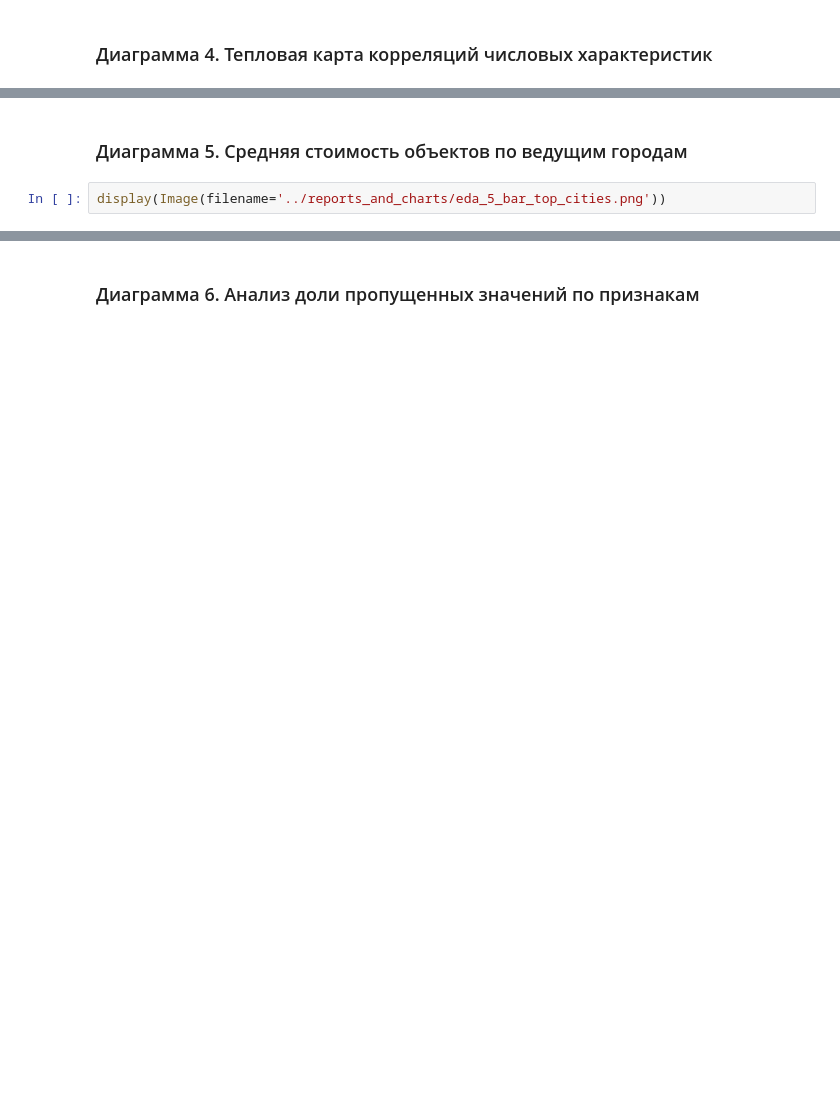
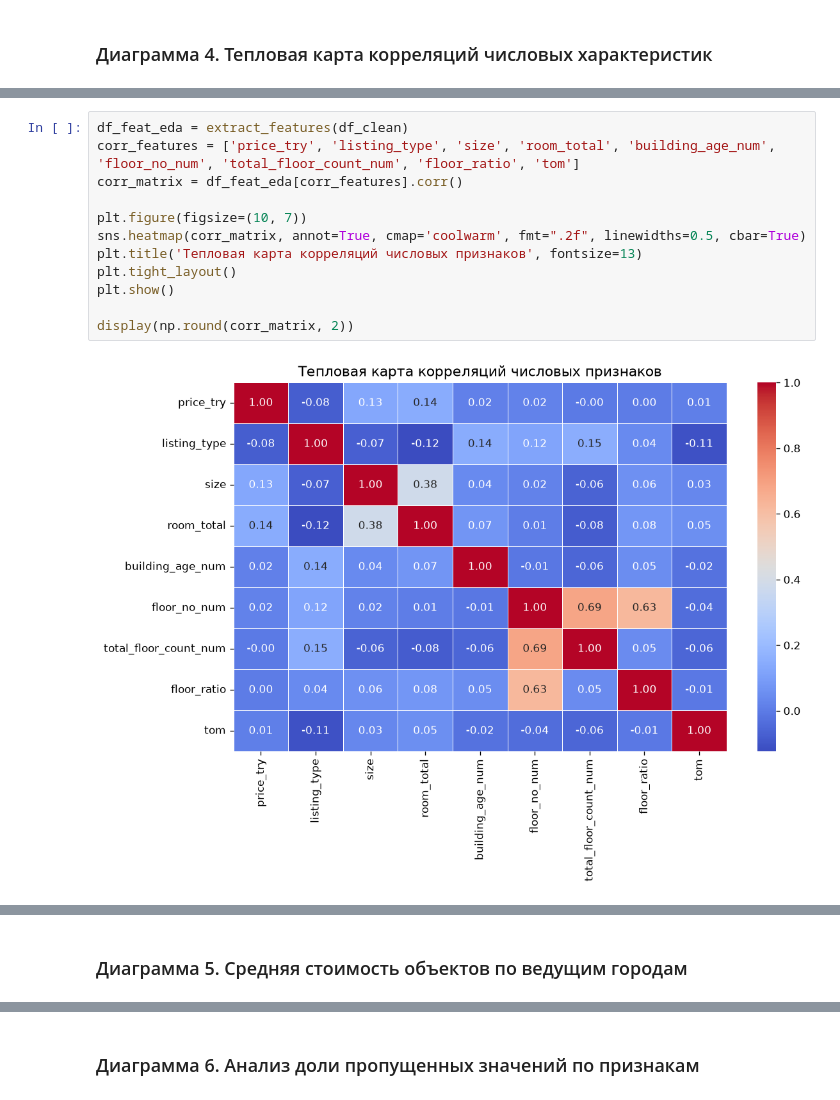
Before and after one commit to maksibatullinarturovich-lab/Moibd, a Jupyter notebook: moibd_estate/notebook/main.ipynb, the cells around one changed output, grey strips where cells are left out. Cells and saved outputs as stored; diff of their text form; blank space fills up the shorter version.

```diff
--- a/moibd_estate/notebook/main.ipynb
+++ b/moibd_estate/notebook/main.ipynb
@@ -53,0 +169,14 @@ display(Image(filename='../reports_and_charts/eda_4_correlation_heatmap.png'))
+# %%
+df_feat_eda = extract_features(df_clean)
+corr_features = ['price_try', 'listing_type', 'size', 'room_total', 'building_age_num', 'floor_no_num', 'total_floor_count_num', 'floor_ratio', 'tom']
+corr_matrix = df_feat_eda[corr_features].corr()
+
+plt.figure(figsize=(10, 7))
+sns.heatmap(corr_matrix, annot=True, cmap='coolwarm', fmt=".2f", linewidths=0.5, cbar=True)
+plt.title('Тепловая карта корреляций числовых признаков', fontsize=13)
+plt.tight_layout()
+plt.show()
+
+display(np.round(corr_matrix, 2))
+# %% [output]
+[figure, added]
@@ -54,4 +193,2 @@ display(Image(filename='../reports_and_charts/eda_4_correlation_heatmap.png'))
 # %% [markdown]
 ### Диаграмма 5. Средняя стоимость объектов по ведущим городам
-# %%
-display(Image(filename='../reports_and_charts/eda_5_bar_top_cities.png'))
```
Also changed, not shown: parts of 26 cells of this notebook, 2 other files.
